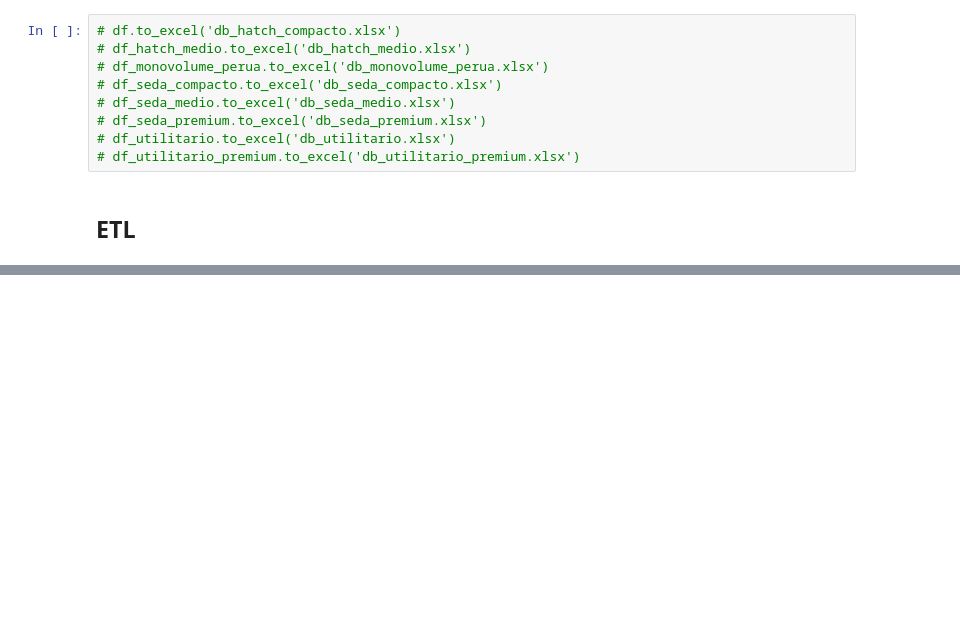
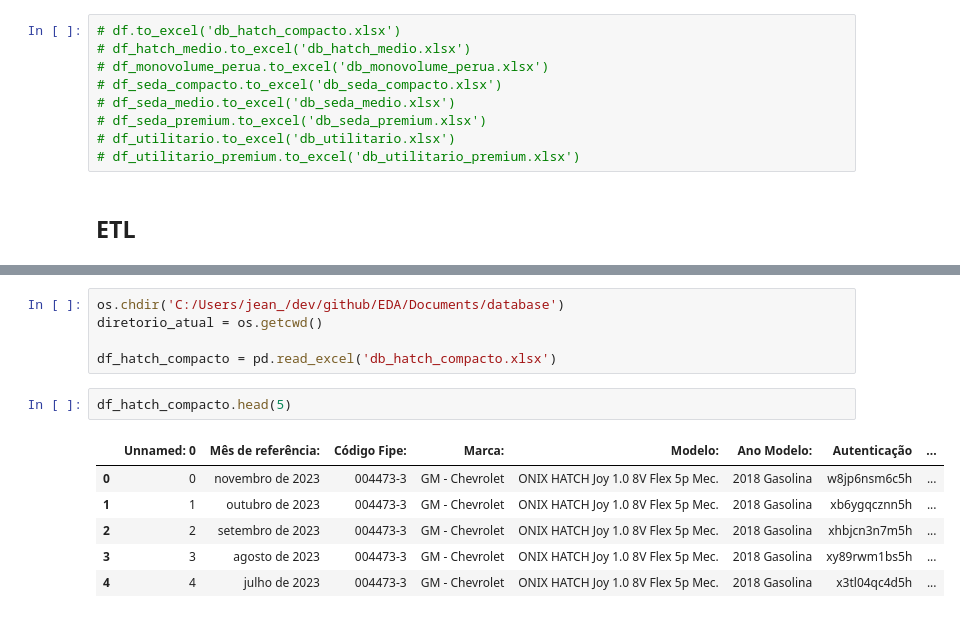
Before and after one commit to jeantorre/dados_FIPE, a Jupyter notebook: FIPE.ipynb, the cells around one changed output, grey strips where cells are left out. Drawn from its saved outputs; the diff is of its cells as text; blank space fills up the shorter version.

```diff
--- a/FIPE.ipynb
+++ b/FIPE.ipynb
@@ -305,0 +313,14 @@ titulo = lista_dado(titulo)
+# %%
+os.chdir('C:/Users/jean_/dev/github/EDA/Documents/database')
+diretorio_atual = os.getcwd()
+
+df_hatch_compacto = pd.read_excel('db_hatch_compacto.xlsx')
+# %%
+df_hatch_compacto.head(5)
+# %% [output]
+|  | Unnamed: 0 | Mês de referência: | Código Fipe: | Marca: | Modelo: | Ano Modelo: | Autenticação | ... |
+| 0 | 0 | novembro de 2023 | 004473-3 | GM - Chevrolet | ONIX HATCH Joy 1.0 8V Flex 5p Mec. | 2018 Gasolina | w8jp6nsm6c5h | ... |
+| 1 | 1 | outubro de 2023 | 004473-3 | GM - Chevrolet | ONIX HATCH Joy 1.0 8V Flex 5p Mec. | 2018 Gasolina | xb6ygqcznn5h | ... |
+| 2 | 2 | setembro de 2023 | 004473-3 | GM - Chevrolet | ONIX HATCH Joy 1.0 8V Flex 5p Mec. | 2018 Gasolina | xhbjcn3n7m5h | ... |
+| 3 | 3 | agosto de 2023 | 004473-3 | GM - Chevrolet | ONIX HATCH Joy 1.0 8V Flex 5p Mec. | 2018 Gasolina | xy89rwm1bs5h | ... |
+| 4 | 4 | julho de 2023 | 004473-3 | GM - Chevrolet | ONIX HATCH Joy 1.0 8V Flex 5p Mec. | 2018 Gasolina | x3tl04qc4d5h | ... |
```
Also changed, not shown: parts of 25 cells of this notebook.
